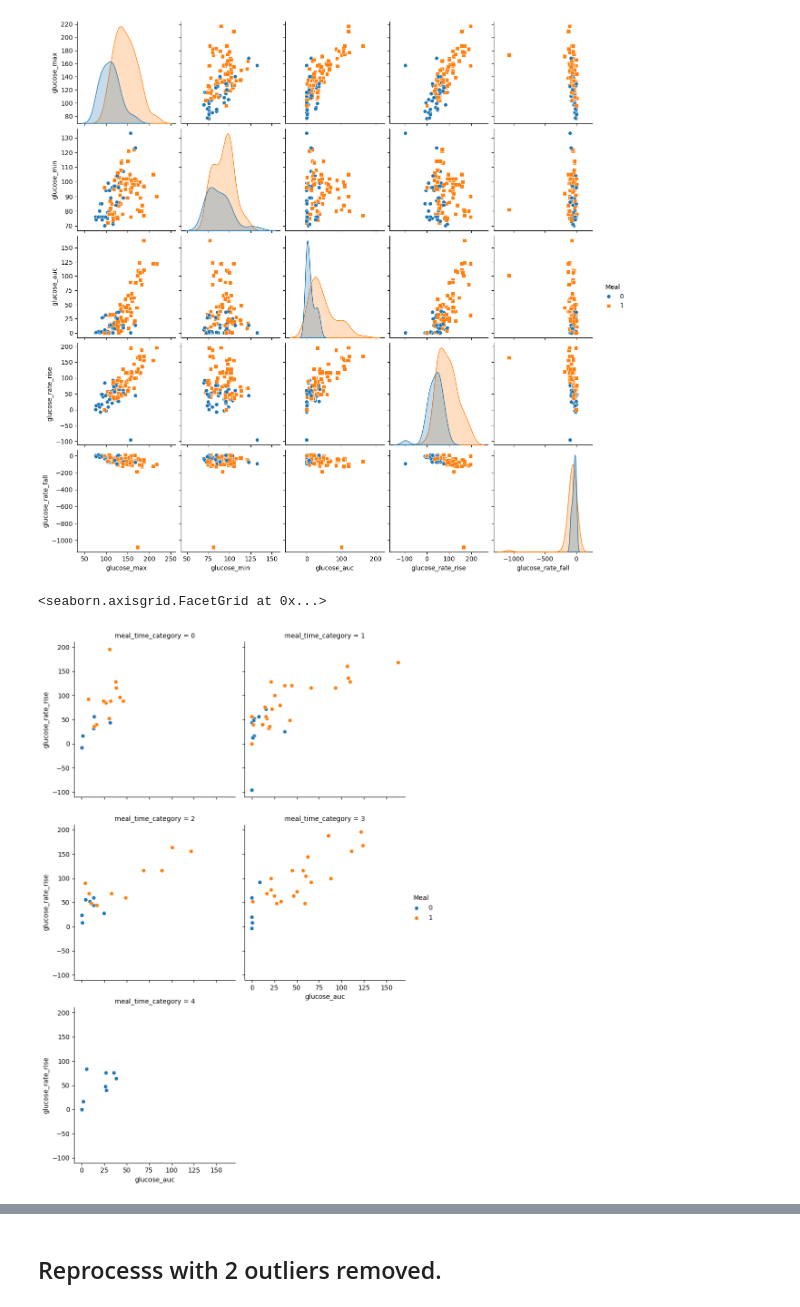
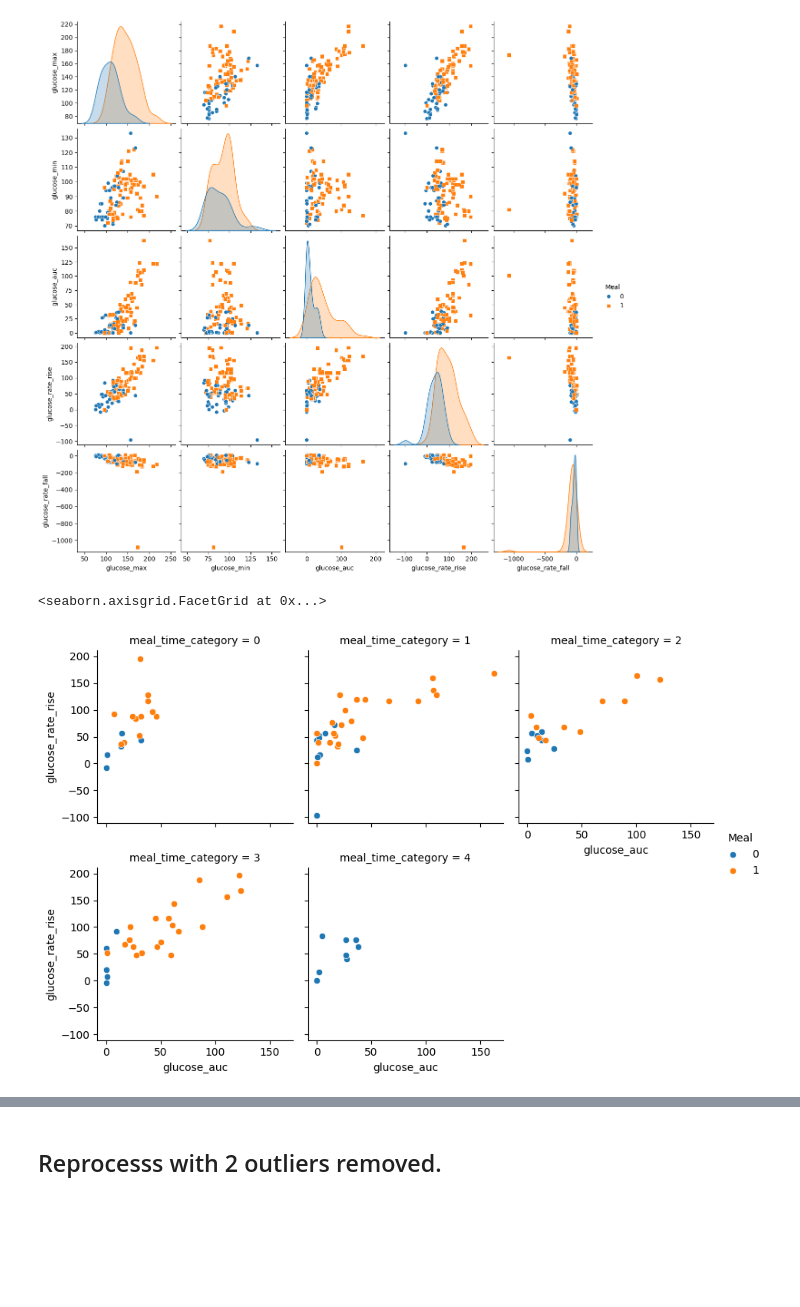
Before and after one commit to jhwaffles/cgm_peak_detection, a Jupyter notebook: cgm_peak_classification.ipynb, the cells around one changed output, grey strips where cells are left out. Cells and saved outputs as stored; diff of their text form; code cells hidden in the pictures; blank space fills up the shorter version.

```diff
--- a/cgm_peak_classification.ipynb
+++ b/cgm_peak_classification.ipynb
@@ -47,7 +57,7 @@ from sklearn.metrics import PrecisionRecallDisplay
 # %% [markdown]
 ## Data preprocessing
 # %%
-df=pd.read_csv('users_event_features_annotated.csv')
+df=pd.read_csv('cgm_peak_detection/users_event_features_annotated.csv')
 drop_columns=['Unnamed: 0','event_time','event_note','window_start','window_end']
 df_filtered=df.drop(columns=drop_columns) #filter out unnecessary columns.
 df_filtered=pd.get_dummies(df_filtered, columns=['meal_time_category'], prefix='time', drop_first=True)
@@ -79,12 +94,12 @@ sns.pairplot(df_filtered,x_vars=pairplot_vars, y_vars=pairplot_vars, hue='Meal',
 <seaborn.axisgrid.PairGrid at 0x...>
 [figure]
 # %%
-g = sns.FacetGrid(df, col="meal_time_category", hue="Meal", col_wrap=2, height=4)
+g = sns.FacetGrid(df, col="meal_time_category", hue="Meal", col_wrap=3, height=3)
 g.map(sns.scatterplot, "glucose_auc", "glucose_rate_rise")
 g.add_legend()
 # %% [output]
 <seaborn.axisgrid.FacetGrid at 0x...>
-[figure, old version]
+[figure, new version]
 # %% [markdown]
 ### Exploratory Data Analysis and Observations:
 - More instances of post-meal peaks vs non-meal peaks.
```
Also changed, not shown: parts of 12 cells of this notebook.
